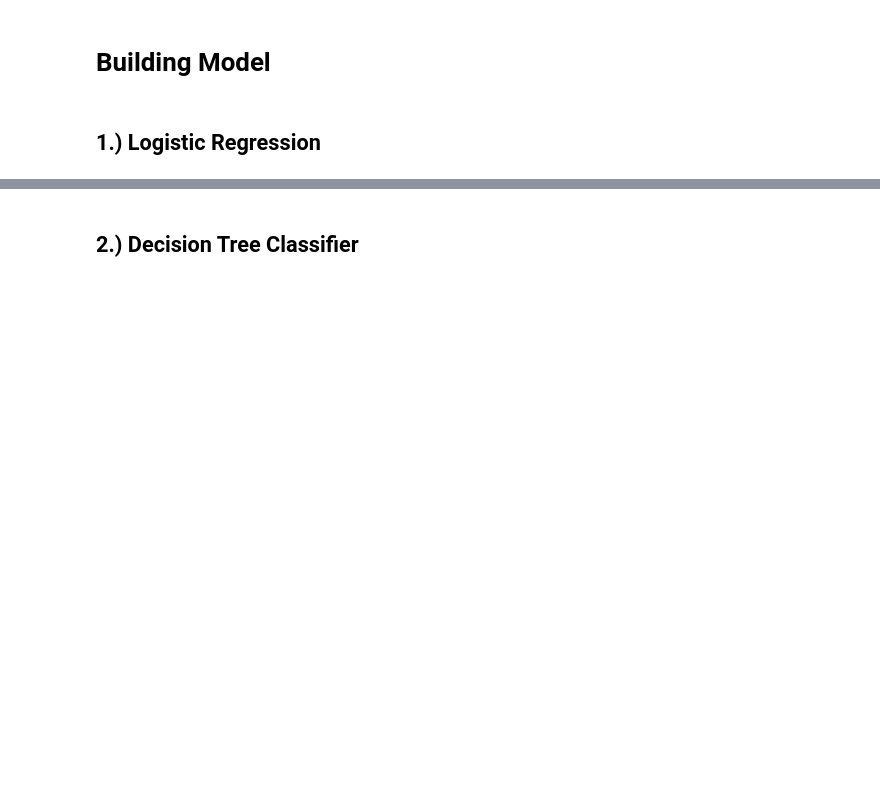
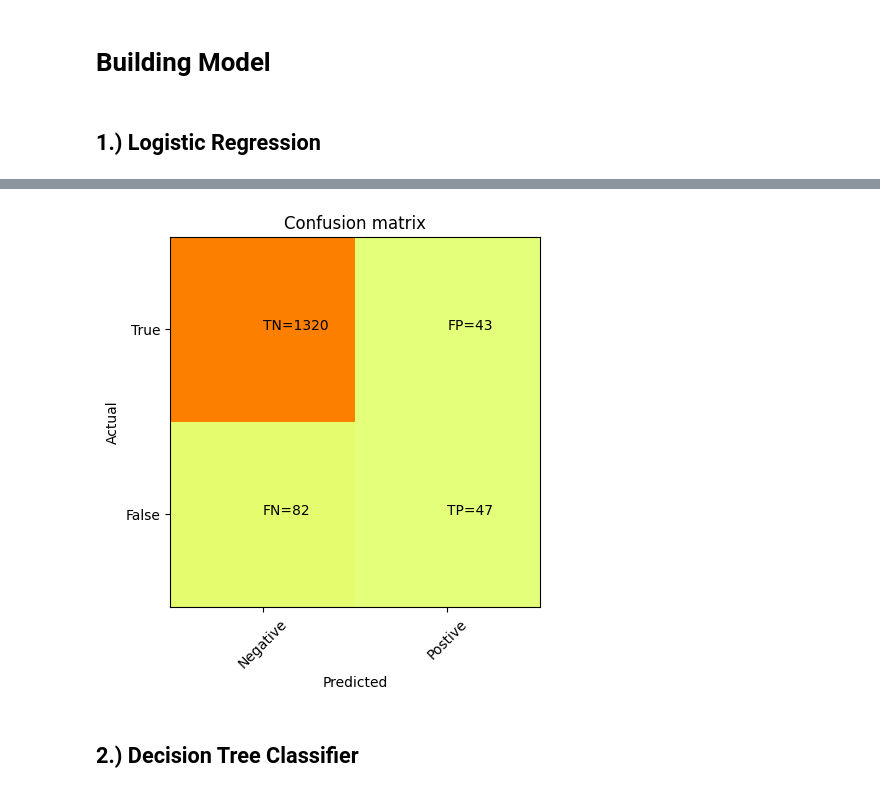
Before and after one commit to AmanRahees/Bank-Loan-Prediction, a Jupyter notebook: Bank Loan Prediction.ipynb, the cells around one changed output, grey strips where cells are left out. Saved outputs shown, nothing was run; the diff lists cells and outputs as text; code cells hidden in the pictures; blank space fills up the shorter version.

```diff
--- a/Bank Loan Prediction.ipynb
+++ b/Bank Loan Prediction.ipynb
@@ -318,22 +436,24 @@ print("F1 Score : {:.2f}%".format(lr_f1score))
 # %%
 from sklearn.metrics import confusion_matrix
 
 conf = confusion_matrix(y_test, y_pred)
 plt.clf()
 plt.imshow(conf,interpolation='nearest',cmap=plt.cm.Wistia)
 Xnames=['Negative','Postive']
 Ynames=['True','False']
 plt.title('Confusion matrix')
 plt.ylabel('Actual')
 plt.xlabel('Predicted')
-tick_marks=np.arange(len(classnames))
+tick_marks=np.arange(len(Xnames))
 plt.xticks(tick_marks,Xnames,rotation=45)
 plt.yticks(tick_marks,Ynames)
 s=[['TN','FP'],['FN','TP']]
 for i in range(2):
     for j in range(2):
         plt.text(j,i, str(s[i][j]) + '=' + str(conf[i][j]))
 plt.show()
+# %% [output]
+[figure, added]
 # %% [markdown]
 ## 2.) Decision Tree Classifier
 # %%
```
Also changed, not shown: parts of 34 cells of this notebook.
